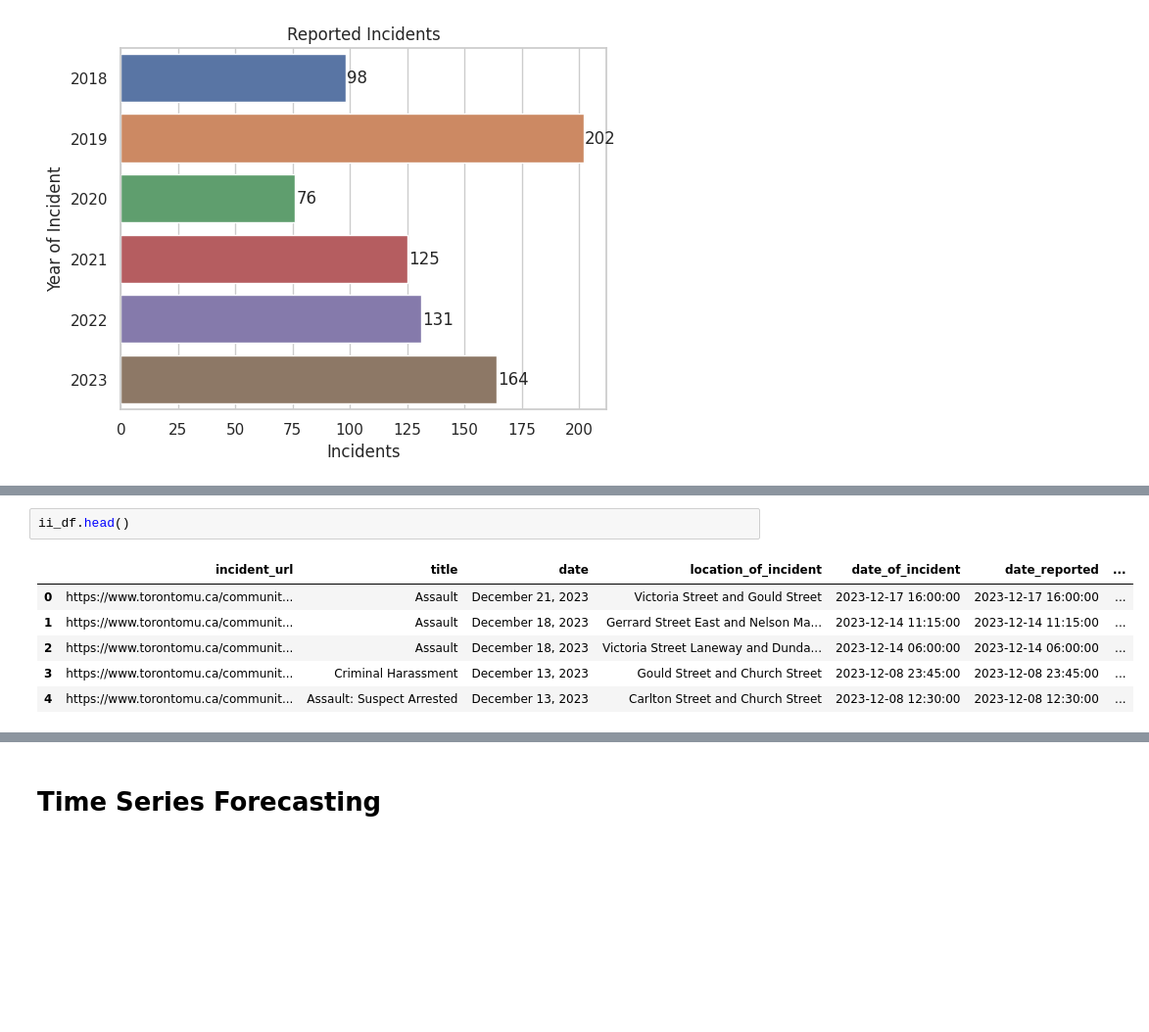
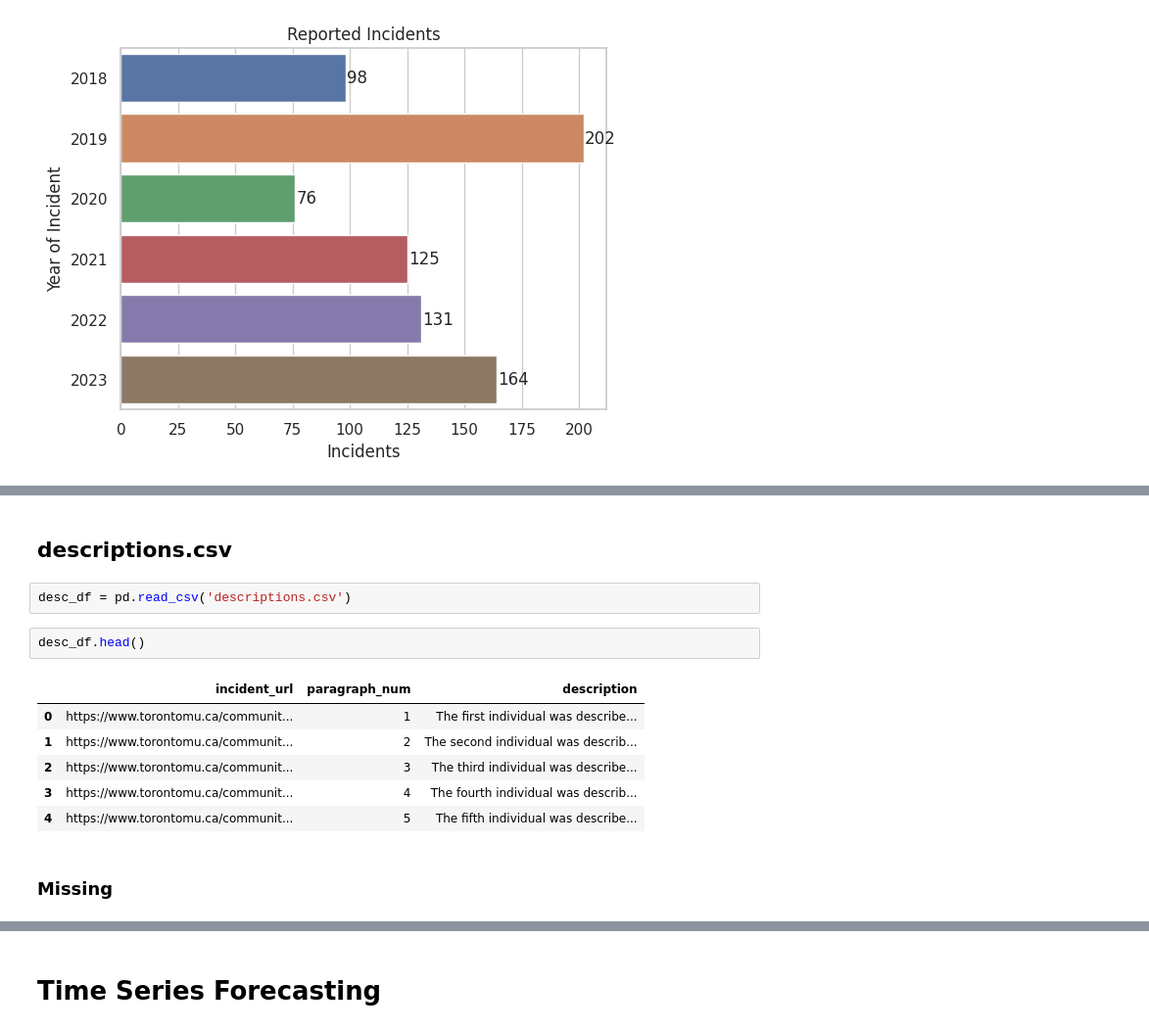
Before and after one commit to timothycho01/TMU_Security_Incidents, a Jupyter notebook: TMU_Security_Incidents.ipynb, the cells around one changed output, grey strips where cells are left out. Shown at 98% size. Drawn from its saved outputs; the diff is of its cells as text; blank space fills up the shorter version.

```diff
--- a/TMU_Security_Incidents.ipynb
+++ b/TMU_Security_Incidents.ipynb
@@ -464,9 +508,15 @@ for p in g.patches:
+# %% [markdown]
+## descriptions.csv
+# %%
+desc_df = pd.read_csv('descriptions.csv')
 # %%
-ii_df.head()
+desc_df.head()
 # %% [output]
-|  | incident_url | title | date | location_of_incident | date_of_incident | date_reported | ... |
-| 0 | https://www.torontomu.ca/communit... | Assault | December 21, 2023 | Victoria Street and Gould Street | 2023-12-17 16:00:00 | 2023-12-17 16:00:00 | ... |
-| 1 | https://www.torontomu.ca/communit... | Assault | December 18, 2023 | Gerrard Street East and Nelson Ma... | 2023-12-14 11:15:00 | 2023-12-14 11:15:00 | ... |
-| 2 | https://www.torontomu.ca/communit... | Assault | December 18, 2023 | Victoria Street Laneway and Dunda... | 2023-12-14 06:00:00 | 2023-12-14 06:00:00 | ... |
-| 3 | https://www.torontomu.ca/communit... | Criminal Harassment | December 13, 2023 | Gould Street and Church Street | 2023-12-08 23:45:00 | 2023-12-08 23:45:00 | ... |
-| 4 | https://www.torontomu.ca/communit... | Assault: Suspect Arrested | December 13, 2023 | Carlton Street and Church Street | 2023-12-08 12:30:00 | 2023-12-08 12:30:00 | ... |
+|  | incident_url | paragraph_num | description |
+| 0 | https://www.torontomu.ca/communit... | 1 | The first individual was describe... |
+| 1 | https://www.torontomu.ca/communit... | 2 | The second individual was describ... |
+| 2 | https://www.torontomu.ca/communit... | 3 | The third individual was describe... |
+| 3 | https://www.torontomu.ca/communit... | 4 | The fourth individual was describ... |
+| 4 | https://www.torontomu.ca/communit... | 5 | The fifth individual was describe... |
+# %% [markdown]
+### Missing
```
Also changed, not shown: parts of 29 cells of this notebook, 2 other files.
